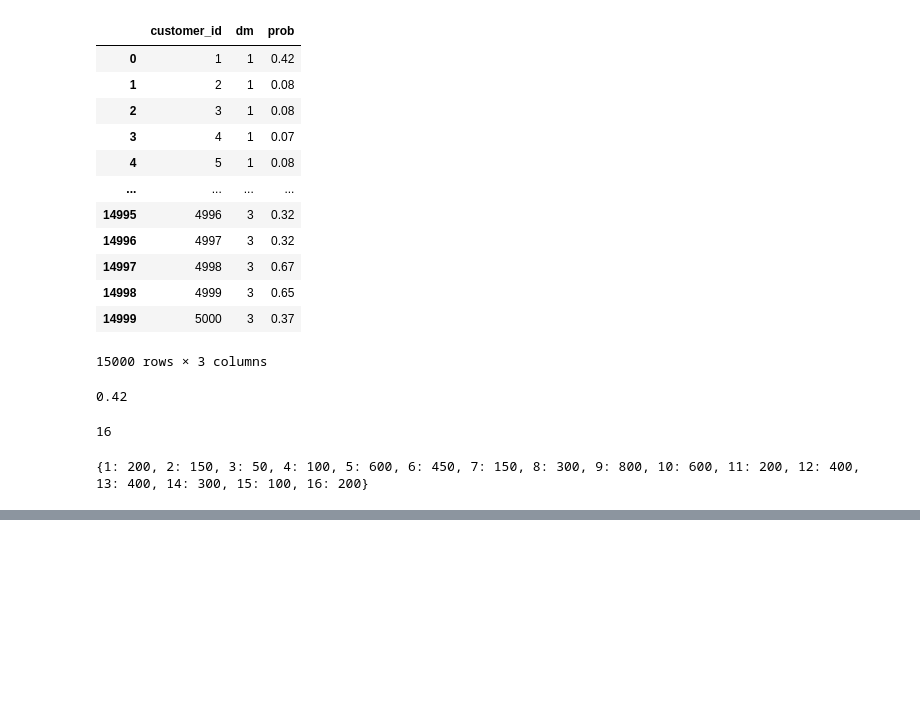
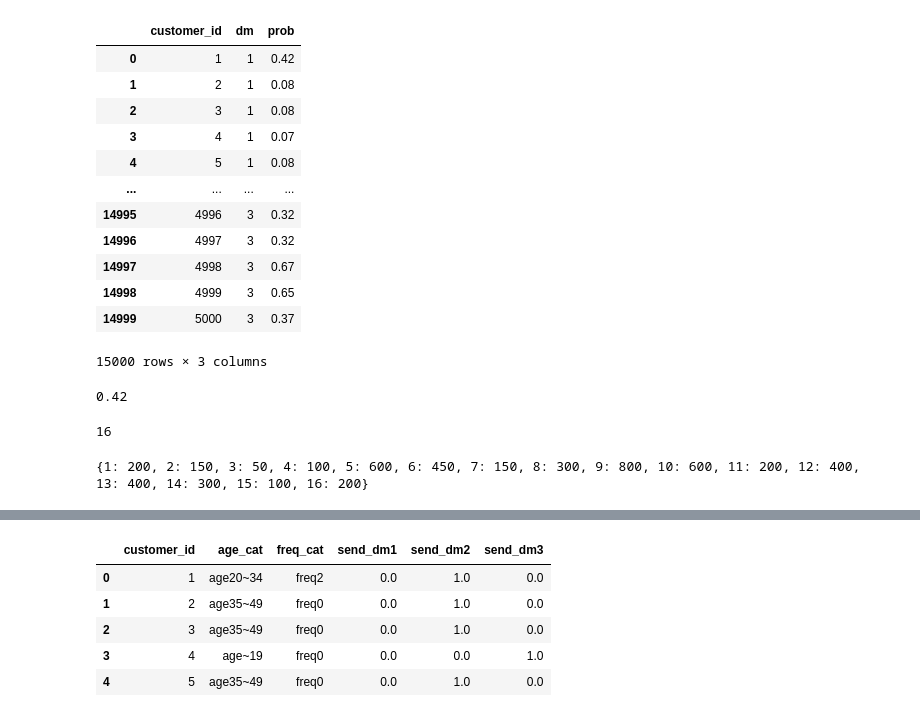
Before and after one commit to maton369/PyOptBook_Practice, a Jupyter notebook: 4_coupon/main.ipynb, the cells around one changed output, grey strips where cells are left out. Cells and saved outputs as stored; diff of their text form; code cells hidden in the pictures; blank space fills up the shorter version.

```diff
--- a/4_coupon/main.ipynb
+++ b/4_coupon/main.ipynb
@@ -178,0 +206,12 @@ for s in S:
+# %%
+cust_send_df = pd.concat(
+    [cust_df[["customer_id", "age_cat", "freq_cat"]], send_dm_df], axis=1
+)
+cust_send_df.head()
+# %% [output]
+|  | customer_id | age_cat | freq_cat | send_dm1 | send_dm2 | send_dm3 |
+| 0 | 1 | age20~34 | freq2 | 0.0 | 1.0 | 0.0 |
+| 1 | 2 | age35~49 | freq0 | 0.0 | 1.0 | 0.0 |
+| 2 | 3 | age35~49 | freq0 | 0.0 | 1.0 | 0.0 |
+| 3 | 4 | age~19 | freq0 | 0.0 | 0.0 | 1.0 |
+| 4 | 5 | age35~49 | freq0 | 0.0 | 1.0 | 0.0 |
```
Also changed, not shown: parts of 5 cells of this notebook.
